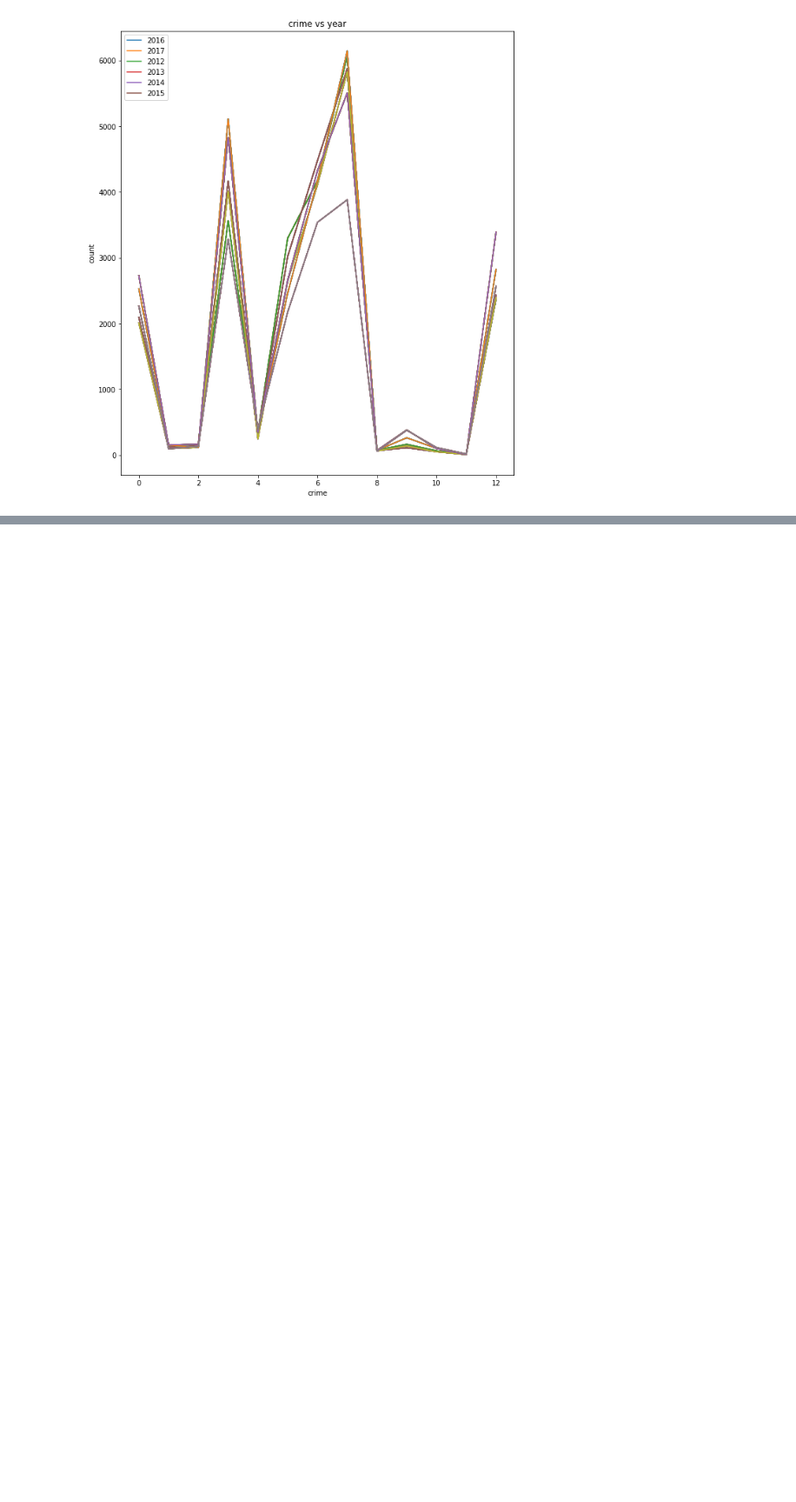
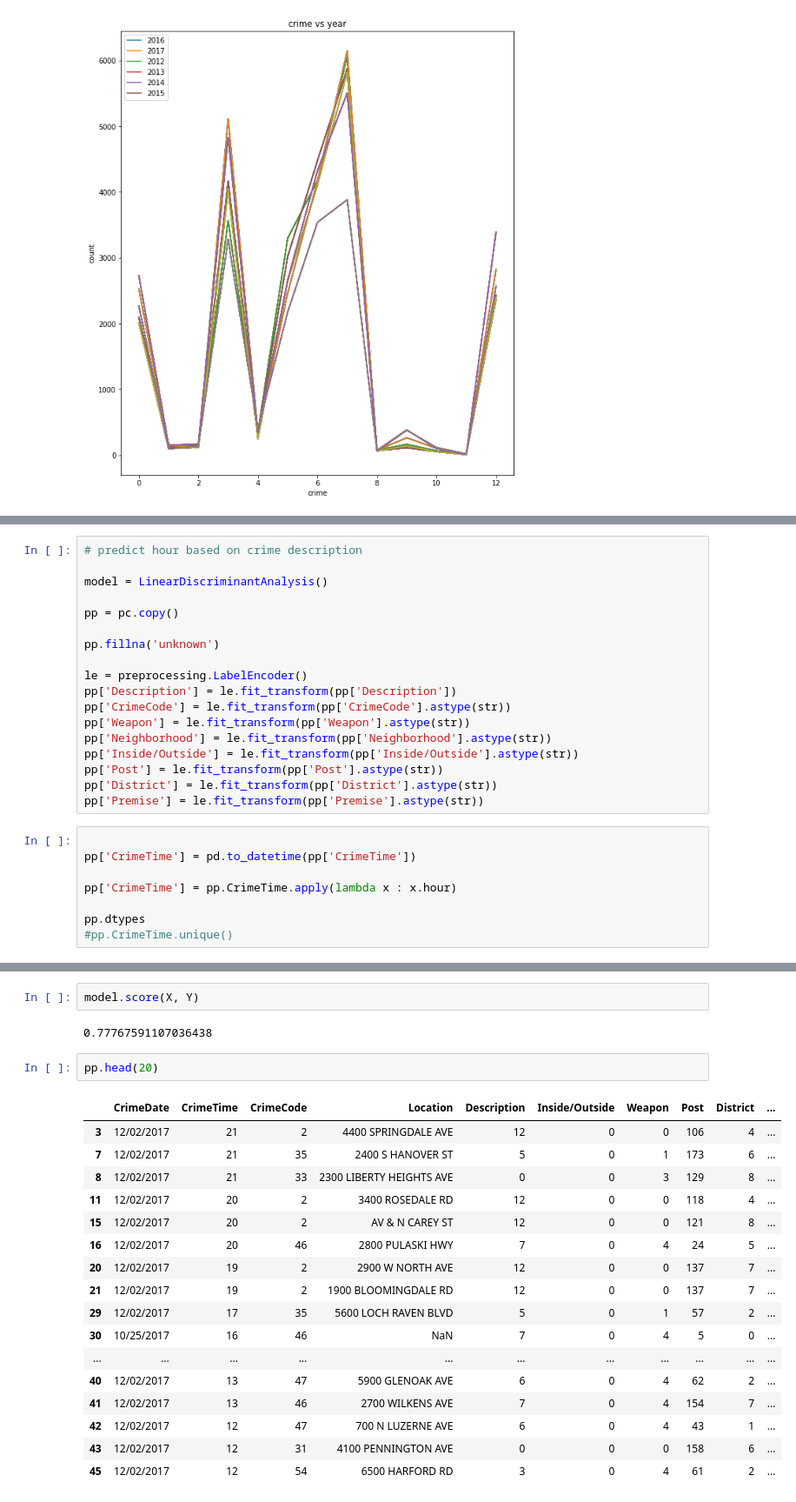
Before and after one commit to nichollsbr/baltimore-transit, a Jupyter notebook: Crime_Prediction.ipynb, the cells around one changed output, grey strips where cells are left out. Shown at 87% size. Drawn from its saved outputs; the diff is of its cells as text; blank space fills up the shorter version.

```diff
--- a/Crime_Prediction.ipynb
+++ b/Crime_Prediction.ipynb
@@ -264,0 +341,26 @@ iplot(fig)
+# %%
+# predict hour based on crime description
+
+model = LinearDiscriminantAnalysis()
+
+pp = pc.copy()
+
+pp.fillna('unknown')
+
+le = preprocessing.LabelEncoder()
+pp['Description'] = le.fit_transform(pp['Description'])
+pp['CrimeCode'] = le.fit_transform(pp['CrimeCode'].astype(str))
+pp['Weapon'] = le.fit_transform(pp['Weapon'].astype(str))
+pp['Neighborhood'] = le.fit_transform(pp['Neighborhood'].astype(str))
+pp['Inside/Outside'] = le.fit_transform(pp['Inside/Outside'].astype(str))
+pp['Post'] = le.fit_transform(pp['Post'].astype(str))
+pp['District'] = le.fit_transform(pp['District'].astype(str))
+pp['Premise'] = le.fit_transform(pp['Premise'].astype(str))
+# %%
+
+pp['CrimeTime'] = pd.to_datetime(pp['CrimeTime'])
+
+pp['CrimeTime'] = pp.CrimeTime.apply(lambda x : x.hour)
+
+pp.dtypes
+#pp.CrimeTime.unique()
@@ -264,0 +393,24 @@ iplot(fig)
+# %%
+model.score(X, Y)
+# %% [output]
+0.77767591107036438
+# %%
+pp.head(20)
+# %% [output]
+|  | CrimeDate | CrimeTime | CrimeCode | Location | Description | Inside/Outside | Weapon | Post | District | ... |
+| 3 | 12/02/2017 | 21 | 2 | 4400 SPRINGDALE AVE | 12 | 0 | 0 | 106 | 4 | ... |
+| 7 | 12/02/2017 | 21 | 35 | 2400 S HANOVER ST | 5 | 0 | 1 | 173 | 6 | ... |
+| 8 | 12/02/2017 | 21 | 33 | 2300 LIBERTY HEIGHTS AVE | 0 | 0 | 3 | 129 | 8 | ... |
+| 11 | 12/02/2017 | 20 | 2 | 3400 ROSEDALE RD | 12 | 0 | 0 | 118 | 4 | ... |
+| 15 | 12/02/2017 | 20 | 2 | AV & N CAREY ST | 12 | 0 | 0 | 121 | 8 | ... |
+| 16 | 12/02/2017 | 20 | 46 | 2800 PULASKI HWY | 7 | 0 | 4 | 24 | 5 | ... |
+| 20 | 12/02/2017 | 19 | 2 | 2900 W NORTH AVE | 12 | 0 | 0 | 137 | 7 | ... |
+| 21 | 12/02/2017 | 19 | 2 | 1900 BLOOMINGDALE RD | 12 | 0 | 0 | 137 | 7 | ... |
+| 29 | 12/02/2017 | 17 | 35 | 5600 LOCH RAVEN BLVD | 5 | 0 | 1 | 57 | 2 | ... |
+| 30 | 10/25/2017 | 16 | 46 | NaN | 7 | 0 | 4 | 5 | 0 | ... |
+| ... | ... | ... | ... | ... | ... | ... | ... | ... | ... | ... |
+| 40 | 12/02/2017 | 13 | 47 | 5900 GLENOAK AVE | 6 | 0 | 4 | 62 | 2 | ... |
+| 41 | 12/02/2017 | 13 | 46 | 2700 WILKENS AVE | 7 | 0 | 4 | 154 | 7 | ... |
+| 42 | 12/02/2017 | 12 | 47 | 700 N LUZERNE AVE | 6 | 0 | 4 | 43 | 1 | ... |
+| 43 | 12/02/2017 | 12 | 31 | 4100 PENNINGTON AVE | 0 | 0 | 0 | 158 | 6 | ... |
+| 45 | 12/02/2017 | 12 | 54 | 6500 HARFORD RD | 3 | 0 | 4 | 61 | 2 | ... |
```
Also changed, not shown: parts of 32 cells of this notebook, 1 other file.
